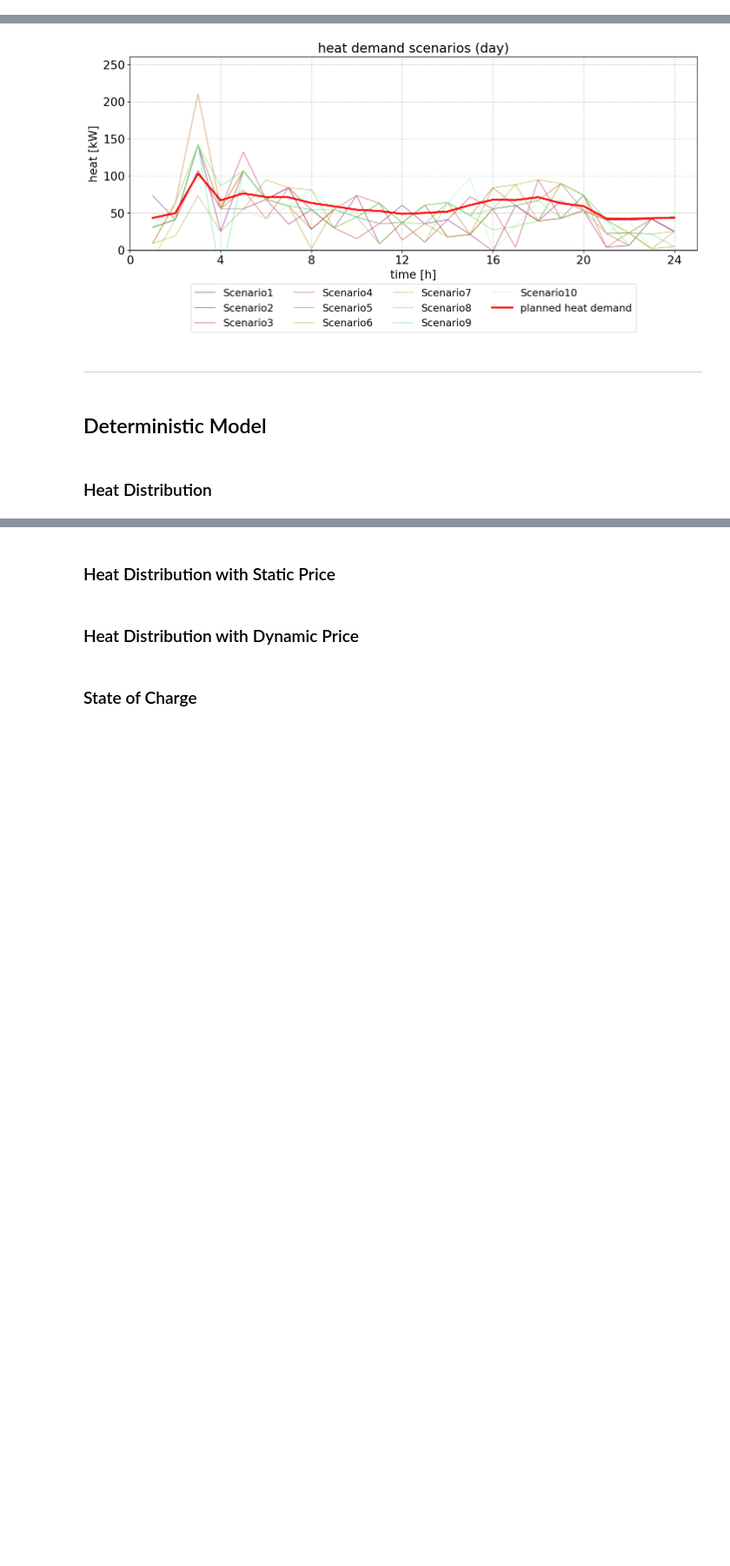
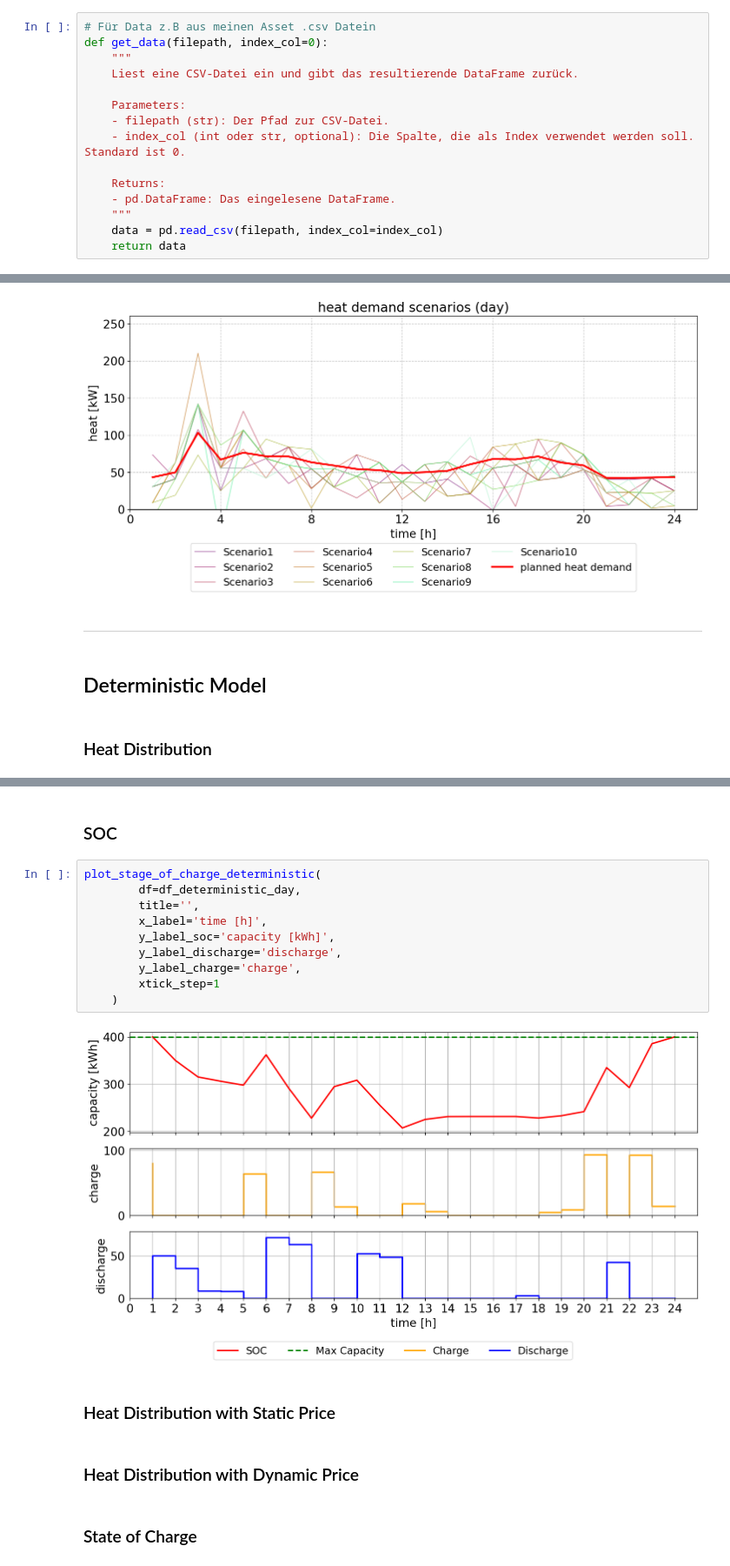
Before and after one commit to 0815Paul/SPMA, a Jupyter notebook: postprocessing/postprocessing.ipynb, the cells around one changed output, grey strips where cells are left out. Shown at 87% size. Drawn from its saved outputs; the diff is of its cells as text; blank space fills up the shorter version.

```diff
--- a/postprocessing/postprocessing.ipynb
+++ b/postprocessing/postprocessing.ipynb
@@ -263,6 +263,21 @@ fontsize_title = 18
 fontsize_label = 16
 fontsize_ticks = 16
 fontsize_legend = 14
+# %%
+# Für Data z.B aus meinen Asset .csv Datein
+def get_data(filepath, index_col=0):
+    """
+    Liest eine CSV-Datei ein und gibt das resultierende DataFrame zurück.
+
+    Parameters:
+    - filepath (str): Der Pfad zur CSV-Datei.
+    - index_col (int oder str, optional): Die Spalte, die als Index verwendet werden soll. Standard ist 0.
+
+    Returns:
+    - pd.DataFrame: Das eingelesene DataFrame.
+    """
+    data = pd.read_csv(filepath, index_col=index_col)
+    return data
 # %%
 # df_deterministic_day.head()
 # df_deterministic_week.head()
@@ -1013,3 +1127,17 @@ plot_component_stacking(
+# %% [markdown]
+### SOC
+# %%
+plot_stage_of_charge_deterministic(
+        df=df_deterministic_day,
+        title='',
+        x_label='time [h]',
+        y_label_soc='capacity [kWh]',
+        y_label_discharge='discharge',
+        y_label_charge='charge',
+        xtick_step=1
+    )
+# %% [output]
+[figure, added]
 # %% [markdown]
 ### Heat Distribution with Static Price
 # %% [markdown]
```
Also changed, not shown: parts of 6 cells of this notebook, 36 other files.
